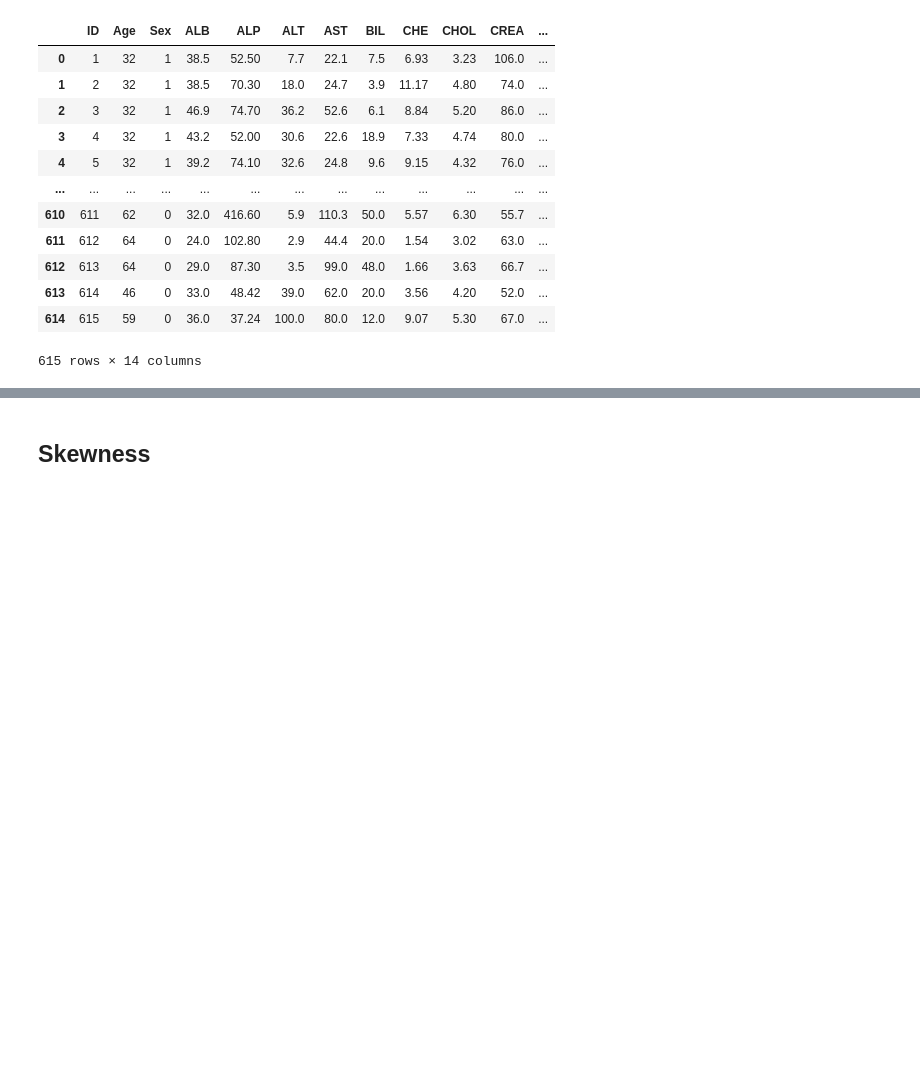
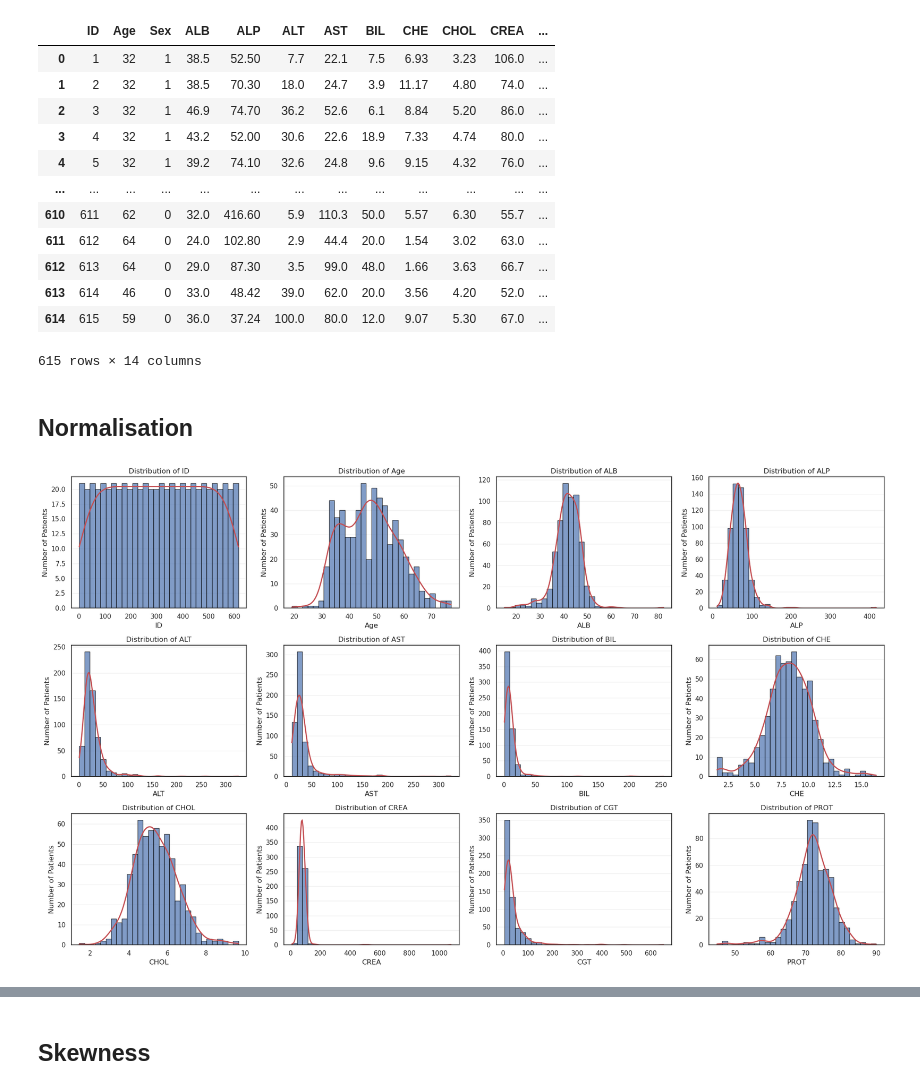
Before and after one commit to MAI3003-Data-Witches/Data-Witches_Project1, a Jupyter notebook: MAI3003_Data_Witches_Assignment_1.ipynb, the cells around one changed output, grey strips where cells are left out. Drawn from its saved outputs; the diff is of its cells as text; code cells hidden in the pictures; blank space fills up the shorter version.

```diff
--- a/MAI3003_Data_Witches_Assignment_1.ipynb
+++ b/MAI3003_Data_Witches_Assignment_1.ipynb
@@ -640,3 +638,9 @@ hcv_imputed
 | 613 | 614 | 46 | 0 | 33.0 | 48.42 | 39.0 | 62.0 | 20.0 | 3.56 | 4.20 | 52.0 | ... |
 | 614 | 615 | 59 | 0 | 36.0 | 37.24 | 100.0 | 80.0 | 12.0 | 9.07 | 5.30 | 67.0 | ... |
 615 rows × 14 columns
+# %% [markdown]
+## Normalisation
+# %%
+distplots(hcv)
+# %% [output]
+[figure, added]
```
Also changed, not shown: parts of 9 cells of this notebook.
